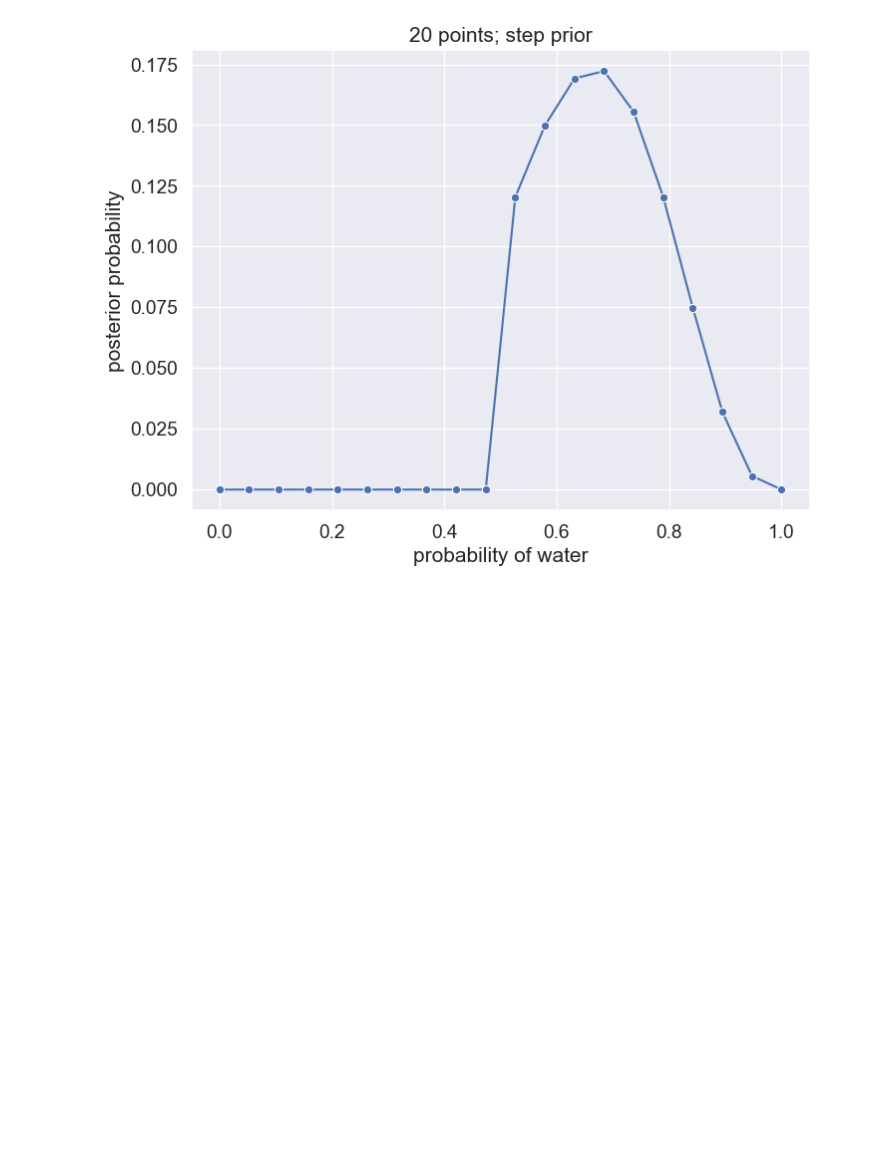
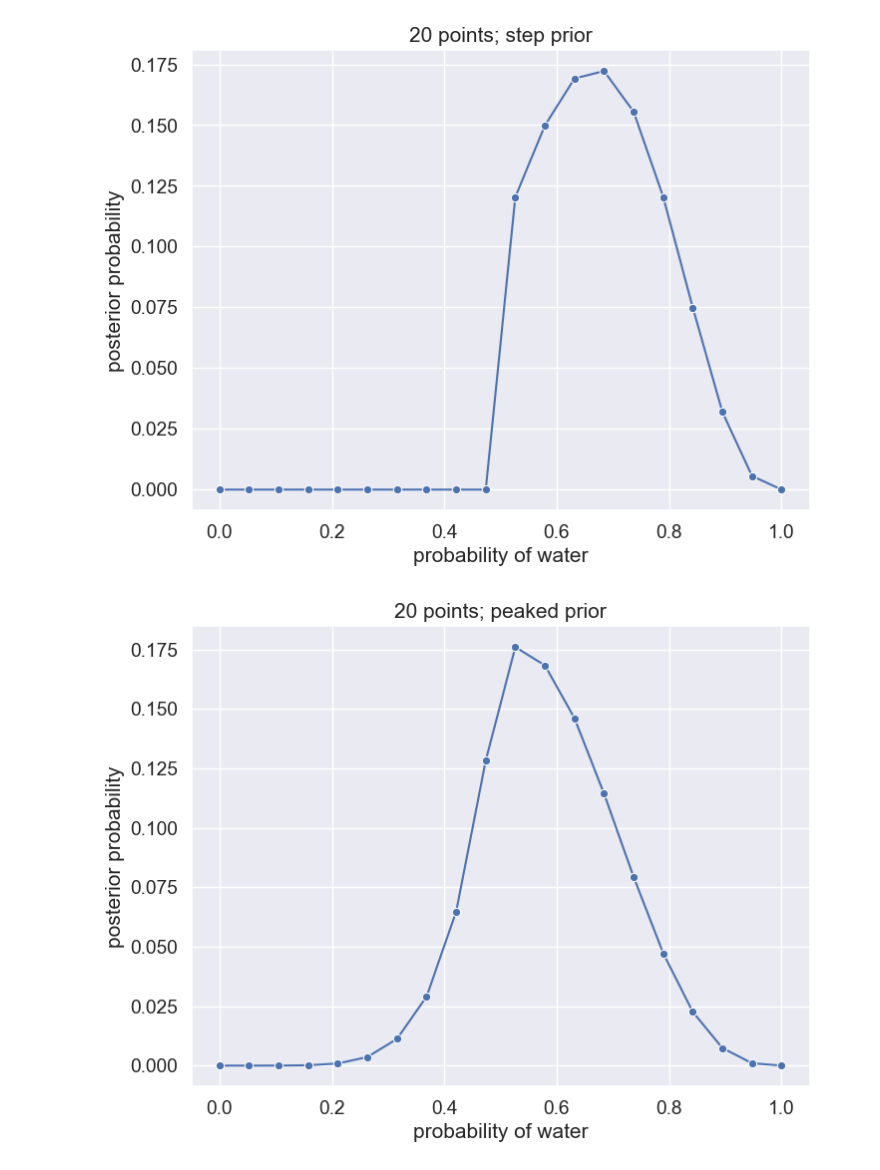
Before and after one commit to trevorjwilli/SRBayesianPyro, a Jupyter notebook: notebooks/chapter_2_notes.ipynb, the cells around one changed output. Saved outputs shown, nothing was run; the diff lists cells and outputs as text; code cells hidden in the pictures; blank space fills up the shorter version.

```diff
--- a/notebooks/chapter_2_notes.ipynb
+++ b/notebooks/chapter_2_notes.ipynb
@@ -435,19 +435,21 @@ ax.set(xlabel="probability of water", ylabel="posterior probability",
 # %%
 # Code 2.5
 
-prior = torch.where(p_grid < 0.5, torch.tensor(0.), torch.tensor(1.))
+prior = (-5 * (p_grid - 0.5).abs()).exp()
 
 likelihood = dist.Binomial(total_count=9, probs=p_grid).log_prob(torch.tensor(6.)).exp()
 
 # Compute product of likelihood and prior
 unstd_posterior = likelihood * prior
 
 # standardize the posterior, so it sums to 1
 posterior = unstd_posterior / unstd_posterior.sum()
 
 ax = sns.lineplot(x=p_grid, y=posterior, marker="o")
 ax.set(xlabel="probability of water", ylabel="posterior probability",
        title="20 points; peaked prior");
+# %% [output]
+[figure, added]
 # %% [markdown]
 Typically grid approximation is not used because it scales very poorly as the number of parameters increases.
 
```
Also changed, not shown: parts of 6 cells of this notebook.
